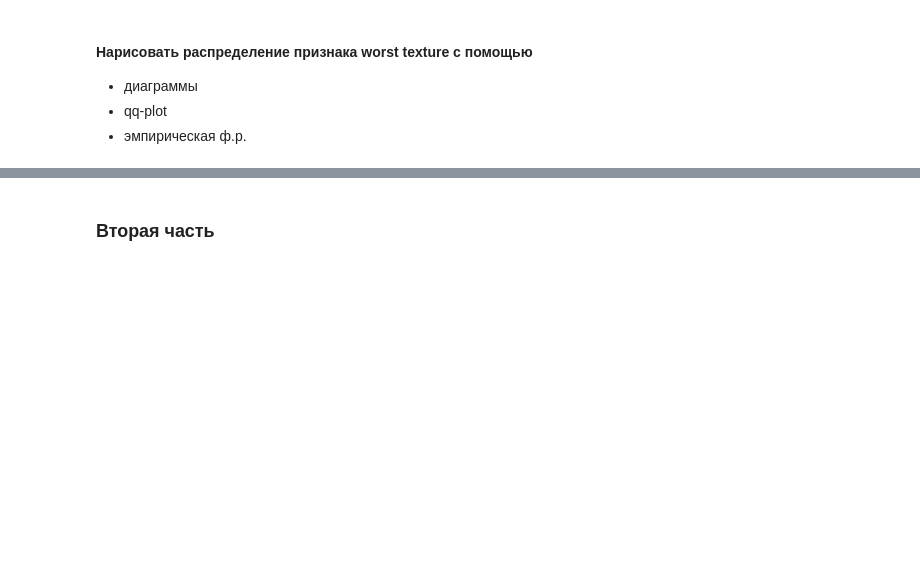
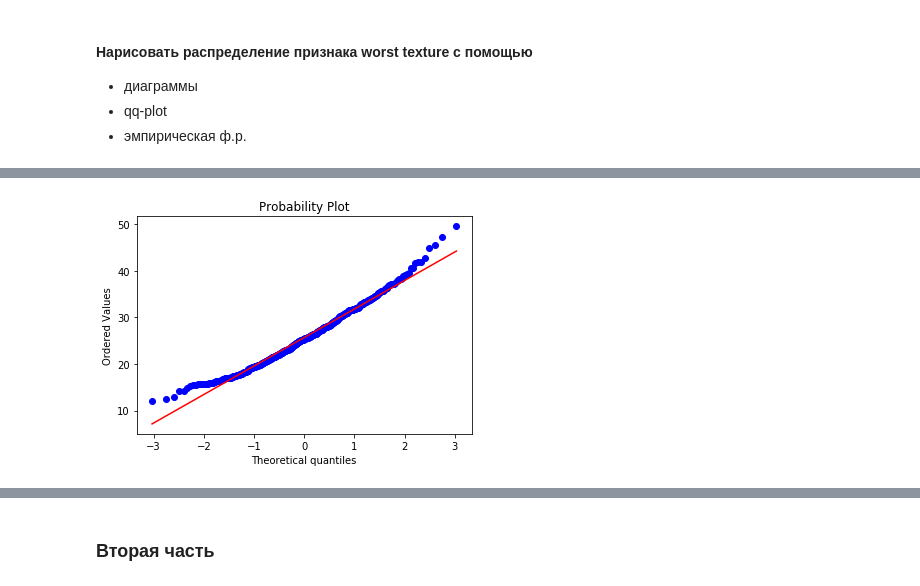
Before and after one commit to pastashkin/netology_python, a Jupyter notebook: homeworks/hw10(2).ipynb, the cells around one changed output, grey strips where cells are left out. Saved outputs shown, nothing was run; the diff lists cells and outputs as text; code cells hidden in the pictures; blank space fills up the shorter version.

```diff
--- a/homeworks/hw10(2).ipynb
+++ b/homeworks/hw10(2).ipynb
@@ -110,0 +180,6 @@ df.describe()
+# %%
+#Строим qq-plot
+qq_wt = stats.probplot(wt, plot=plt)
+#Распределение величины близко к нормальному, однако, у нас нехватает маленьких значений, и многовато больших
+# %% [output]
+[figure, added]
```
Also changed, not shown: parts of 22 cells of this notebook, 1 other file.
